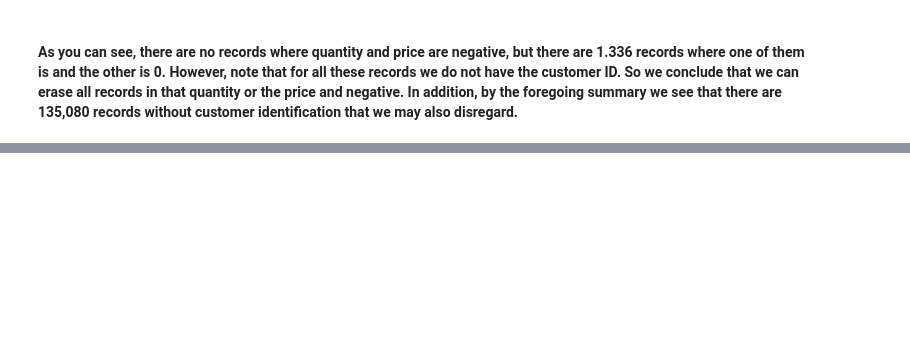
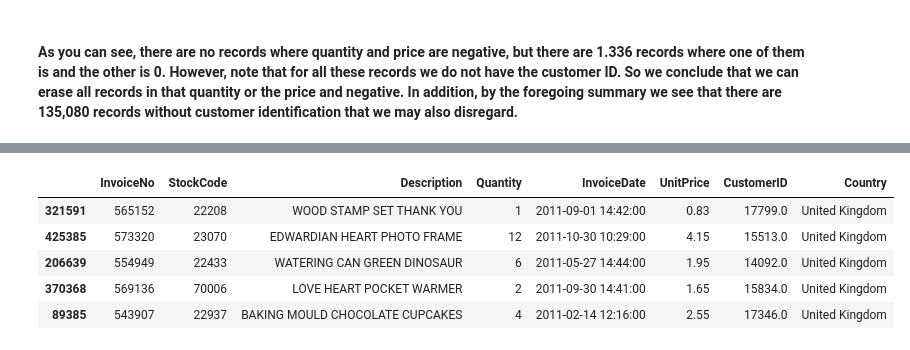
Before and after one commit to INCREDIBLE-AURNOB/Market-Basket-Analysis-and-Customer-Segmentation-, a Jupyter notebook: main.ipynb, the cells around one changed output, grey strips where cells are left out. Cells and saved outputs as stored; diff of their text form; code cells hidden in the pictures; blank space fills up the shorter version.

```diff
--- a/main.ipynb
+++ b/main.ipynb
@@ -162,0 +178,9 @@ df=df[df.Quantity>0]
+# %%
+df.sample(5)
+# %% [output]
+|  | InvoiceNo | StockCode | Description | Quantity | InvoiceDate | UnitPrice | CustomerID | Country |
+| 321591 | 565152 | 22208 | WOOD STAMP SET THANK YOU | 1 | 2011-09-01 14:42:00 | 0.83 | 17799.0 | United Kingdom |
+| 425385 | 573320 | 23070 | EDWARDIAN HEART PHOTO FRAME | 12 | 2011-10-30 10:29:00 | 4.15 | 15513.0 | United Kingdom |
+| 206639 | 554949 | 22433 | WATERING CAN GREEN DINOSAUR | 6 | 2011-05-27 14:44:00 | 1.95 | 14092.0 | United Kingdom |
+| 370368 | 569136 | 70006 | LOVE HEART POCKET WARMER | 2 | 2011-09-30 14:41:00 | 1.65 | 15834.0 | United Kingdom |
+| 89385 | 543907 | 22937 | BAKING MOULD CHOCOLATE CUPCAKES | 4 | 2011-02-14 12:16:00 | 2.55 | 17346.0 | United Kingdom |
```
Also changed, not shown: parts of 4 cells of this notebook.
